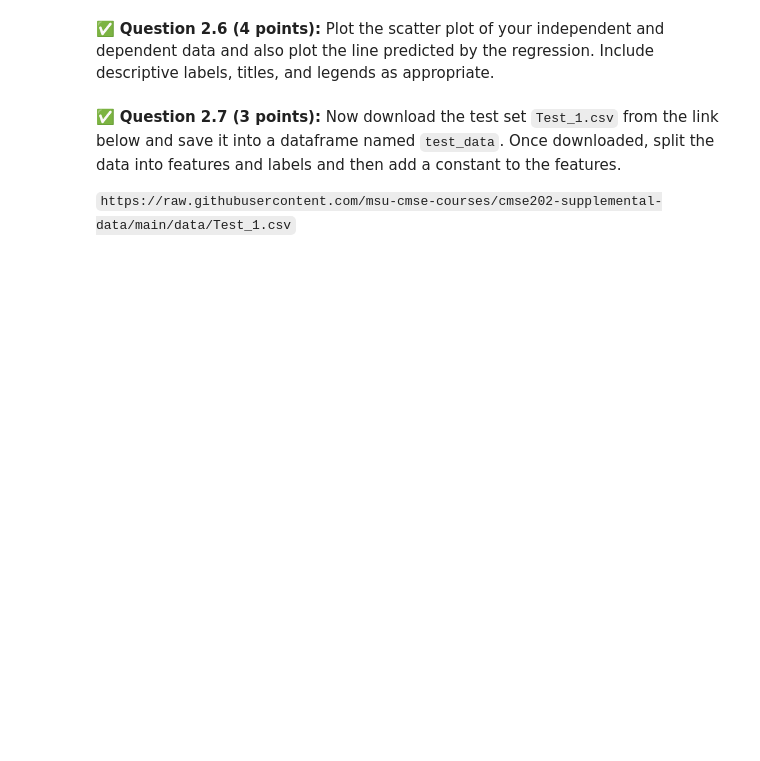
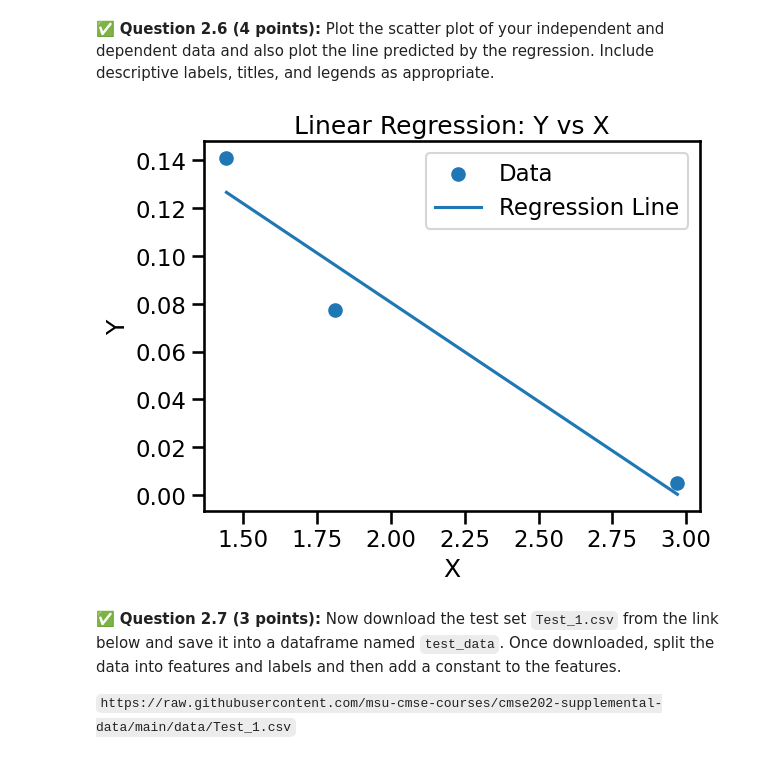
Before and after one commit to kirtanet/CMSE202-f25-turnin, a Jupyter notebook: hw-03/Homework 3.ipynb, the cells around one changed output. Saved outputs shown, nothing was run; the diff lists cells and outputs as text; code cells hidden in the pictures; blank space fills up the shorter version.

```diff
--- a/hw-03/Homework 3.ipynb
+++ b/hw-03/Homework 3.ipynb
@@ -111,3 +123,5 @@ In this part, we'll perform some one-variable linear regression analysis on the
 &#9989;  **Question 2.2 (2 points)**: Next, load the data using Pandas and save it into a data frame called `train_data`. Then display the entire dataframe.
 # %%
 # Put your code here
+train_data = pd.read_csv("Train_1.csv")
+train_data
@@ -121,0 +139,11 @@ In this part, we'll perform some one-variable linear regression analysis on the
+# %%
+# Put your code here
+X = train_data["X"]
+Y = train_data["Y"]
+
+X = sm.add_constant(X)
+
+model = sm.OLS(Y, X)
+results = model.fit()
+
+print(results.summary())
@@ -130,3 +174,21 @@ In this part, we'll perform some one-variable linear regression analysis on the
+# %%
+# Put your answer here
+plt.scatter(train_data["X"], train_data["Y"], label="Data")
+
+X_vals = np.linspace(train_data["X"].min(), train_data["X"].max(), 100)
+X_vals_with_const = sm.add_constant(X_vals)
+Y_pred = results.predict(X_vals_with_const)
+
+plt.plot(X_vals, Y_pred, label="Regression Line")
+
+plt.xlabel("X")
+plt.ylabel("Y")
+plt.title("Linear Regression: Y vs X")
+plt.legend()
+
+plt.show()
+# %% [output]
+[figure, added]
 # %% [markdown]
 &#9989; **Question 2.7 (3 points):** Now download the test set `Test_1.csv` from the link below and save it into a dataframe named `test_data`. Once downloaded, split the data into features and labels and then add a constant to the features.
 
```
Also changed, not shown: parts of 17 cells of this notebook, 2 other files.
